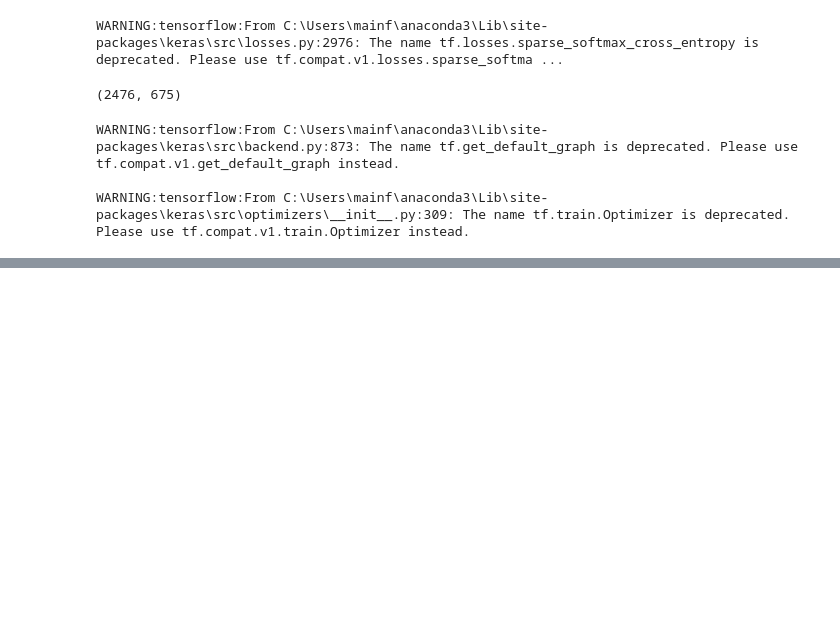
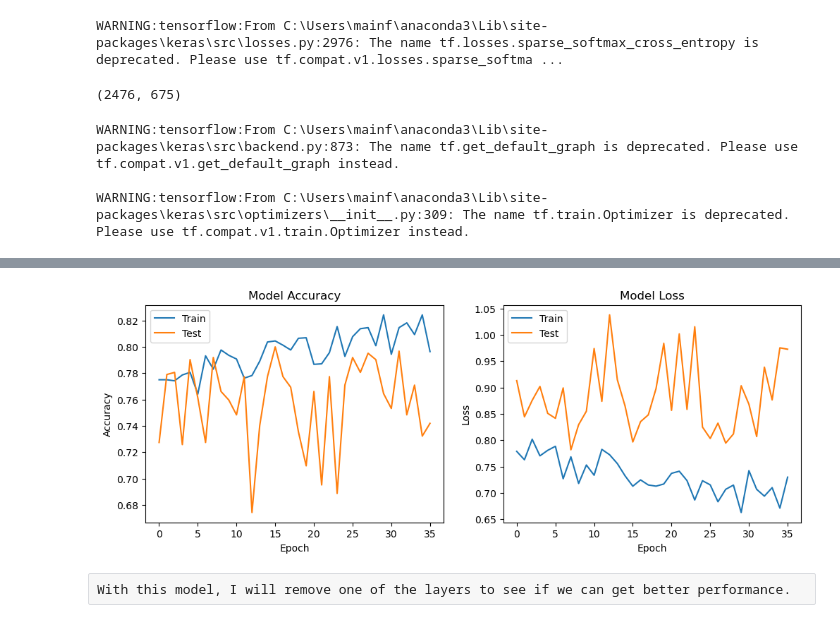
Before and after one commit to mainfranco/Capstone-3, a Jupyter notebook: Brain Tumor Classification.ipynb, the cells around one changed output, grey strips where cells are left out. Cells and saved outputs as stored; diff of their text form; code cells hidden in the pictures; blank space fills up the shorter version.

```diff
--- a/Brain Tumor Classification.ipynb
+++ b/Brain Tumor Classification.ipynb
@@ -371,0 +403,25 @@ weighted avg       0.72      0.73      0.72       620
+# %%
+# Plot training & validation accuracy values
+plt.figure(figsize=(12, 4))
+plt.subplot(1, 2, 1)
+plt.plot(history3.history['accuracy'])
+plt.plot(history3.history['val_accuracy'])
+plt.title('Model Accuracy')
+plt.ylabel('Accuracy')
+plt.xlabel('Epoch')
+plt.legend(['Train', 'Test'], loc='upper left')
+
+# Plot training & validation loss values
+plt.subplot(1, 2, 2)
+plt.plot(history3.history['loss'])
+plt.plot(history3.history['val_loss'])
+plt.title('Model Loss')
+plt.ylabel('Loss')
+plt.xlabel('Epoch')
+plt.legend(['Train', 'Test'], loc='upper left')
+
+plt.show()
+# %% [output]
+[figure, added]
+# %% [raw]
+With this model, I will remove one of the layers to see if we can get better performance.
```
Also changed, not shown: parts of 36 cells of this notebook.
